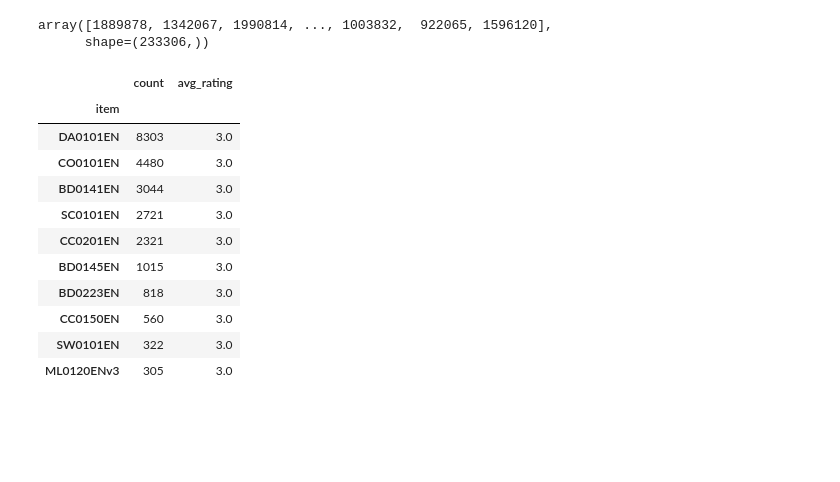
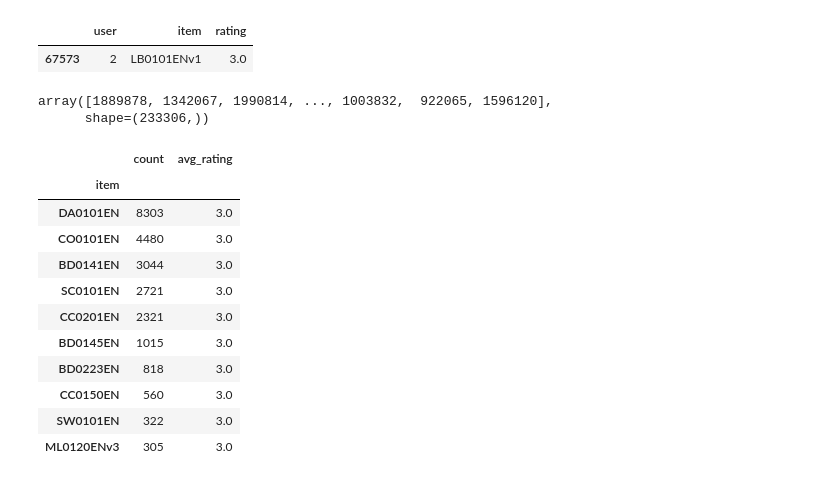
Before and after one commit to justHman/AIL, a Jupyter notebook: notebooks/experiments.ipynb, the cells around one changed output. Drawn from its saved outputs; the diff is of its cells as text; code cells hidden in the pictures; blank space fills up the shorter version.

```diff
--- a/notebooks/experiments.ipynb
+++ b/notebooks/experiments.ipynb
@@ -4,5 +8,16 @@ import numpy as np
 # %%
 df = pd.read_csv(r'../data\captone_data.csv')
+# %%
+df = pd.read_csv('data\captone_data.csv')
+recommender_engine = Recommender(df)
+
+rid = Ridge_iiCB(df, recommender_engine.item_vectors)
+print(rid.predict('LB0101ENv1', 2))
+# %%
+df[(df['user'] == 2) & (df['item'] == 'LB0101ENv1')]
+# %% [output]
+|  | user | item | rating |
+| 67573 | 2 | LB0101ENv1 | 3.0 |
 # %%
 df['user'].to_numpy()
 # %% [output]
```
Also changed, not shown: parts of 1 cell of this notebook, 5 other files.
